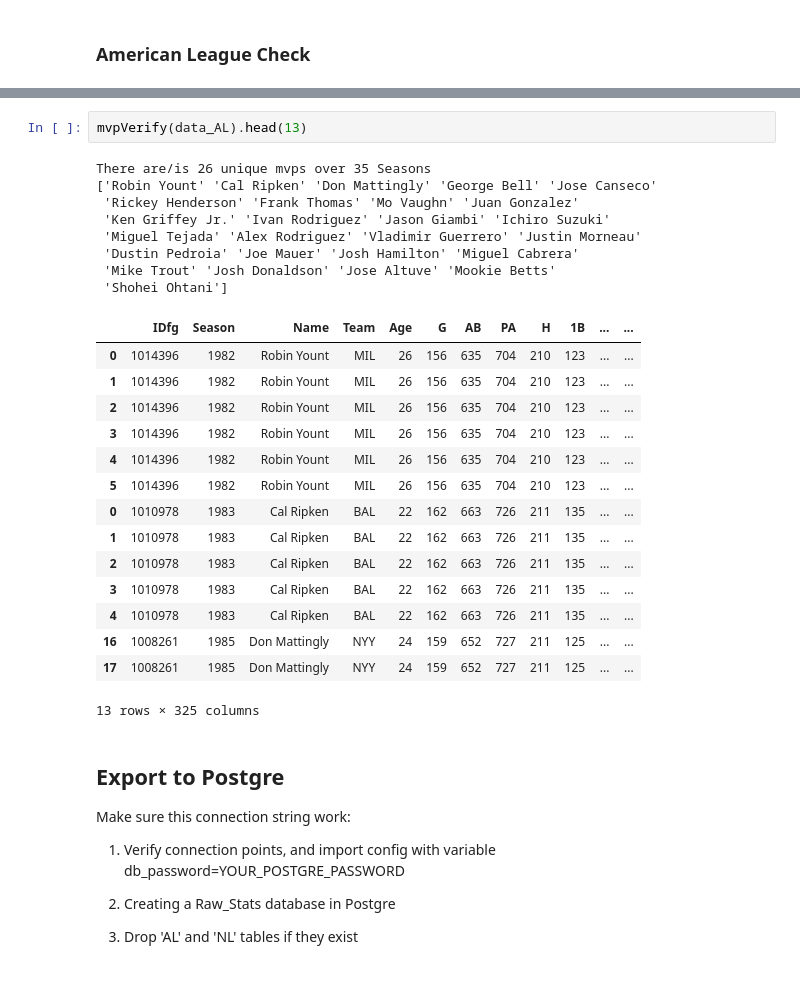
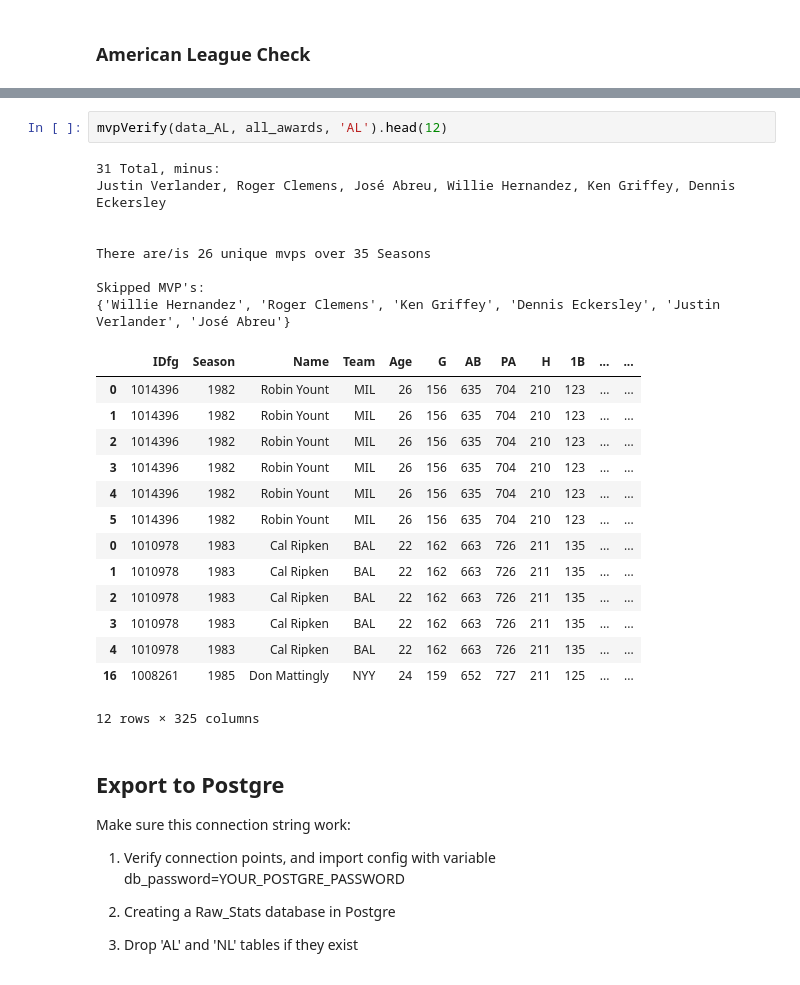
Before and after one commit to lbp12/Moneyball, a Jupyter notebook: Clean_and_Connection.ipynb, the cells around one changed output, grey strips where cells are left out. Saved outputs shown, nothing was run; the diff lists cells and outputs as text.

```diff
--- a/Clean_and_Connection.ipynb
+++ b/Clean_and_Connection.ipynb
@@ -109,29 +73,28 @@ array(['Robin Yount', 'Cal Ripken', 'Willie Hernandez', 'Don Mattingly',
 # %%
-mvpVerify(data_AL).head(13)
+mvpVerify(data_AL, all_awards, 'AL').head(12)
 # %% [output]
+31 Total, minus:
+Justin Verlander, Roger Clemens, José Abreu, Willie Hernandez, Ken Griffey, Dennis Eckersley
+
+
 There are/is 26 unique mvps over 35 Seasons
-['Robin Yount' 'Cal Ripken' 'Don Mattingly' 'George Bell' 'Jose Canseco'
- 'Rickey Henderson' 'Frank Thomas' 'Mo Vaughn' 'Juan Gonzalez'
- 'Ken Griffey Jr.' 'Ivan Rodriguez' 'Jason Giambi' 'Ichiro Suzuki'
- 'Miguel Tejada' 'Alex Rodriguez' 'Vladimir Guerrero' 'Justin Morneau'
- 'Dustin Pedroia' 'Joe Mauer' 'Josh Hamilton' 'Miguel Cabrera'
- 'Mike Trout' 'Josh Donaldson' 'Jose Altuve' 'Mookie Betts'
- 'Shohei Ohtani']
+
+Skipped MVP's:
+{'Willie Hernandez', 'Roger Clemens', 'Ken Griffey', 'Dennis Eckersley', 'Justin Verlander', 'José Abreu'}
 |  | IDfg | Season | Name | Team | Age | G | AB | PA | H | 1B | ... | ... |
 | 0 | 1014396 | 1982 | Robin Yount | MIL | 26 | 156 | 635 | 704 | 210 | 123 | ... | ... |
 | 1 | 1014396 | 1982 | Robin Yount | MIL | 26 | 156 | 635 | 704 | 210 | 123 | ... | ... |
 | 2 | 1014396 | 1982 | Robin Yount | MIL | 26 | 156 | 635 | 704 | 210 | 123 | ... | ... |
 | 3 | 1014396 | 1982 | Robin Yount | MIL | 26 | 156 | 635 | 704 | 210 | 123 | ... | ... |
 | 4 | 1014396 | 1982 | Robin Yount | MIL | 26 | 156 | 635 | 704 | 210 | 123 | ... | ... |
 | 5 | 1014396 | 1982 | Robin Yount | MIL | 26 | 156 | 635 | 704 | 210 | 123 | ... | ... |
 | 0 | 1010978 | 1983 | Cal Ripken | BAL | 22 | 162 | 663 | 726 | 211 | 135 | ... | ... |
 | 1 | 1010978 | 1983 | Cal Ripken | BAL | 22 | 162 | 663 | 726 | 211 | 135 | ... | ... |
 | 2 | 1010978 | 1983 | Cal Ripken | BAL | 22 | 162 | 663 | 726 | 211 | 135 | ... | ... |
 | 3 | 1010978 | 1983 | Cal Ripken | BAL | 22 | 162 | 663 | 726 | 211 | 135 | ... | ... |
 | 4 | 1010978 | 1983 | Cal Ripken | BAL | 22 | 162 | 663 | 726 | 211 | 135 | ... | ... |
 | 16 | 1008261 | 1985 | Don Mattingly | NYY | 24 | 159 | 652 | 727 | 211 | 125 | ... | ... |
-| 17 | 1008261 | 1985 | Don Mattingly | NYY | 24 | 159 | 652 | 727 | 211 | 125 | ... | ... |
-13 rows × 325 columns
+12 rows × 325 columns
 # %% [markdown]
 ## Export to Postgre
 
```
Also changed, not shown: parts of 4 cells of this notebook, 1 other file.
